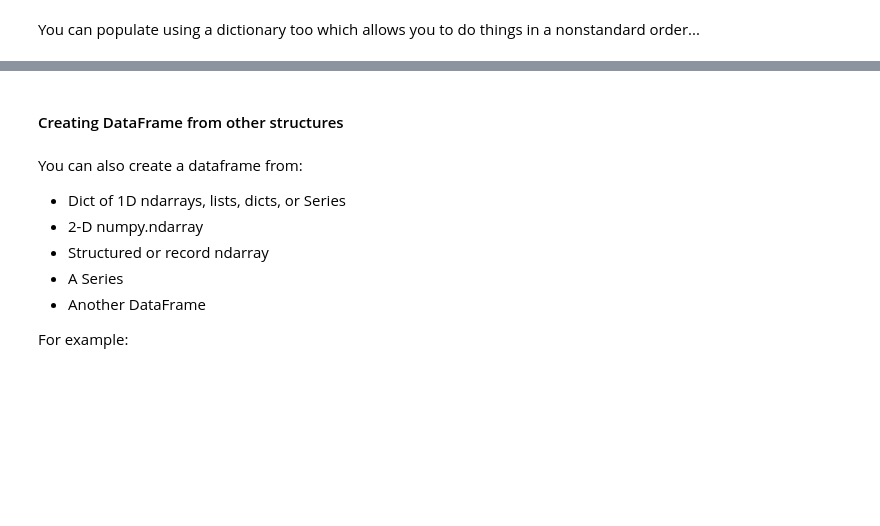
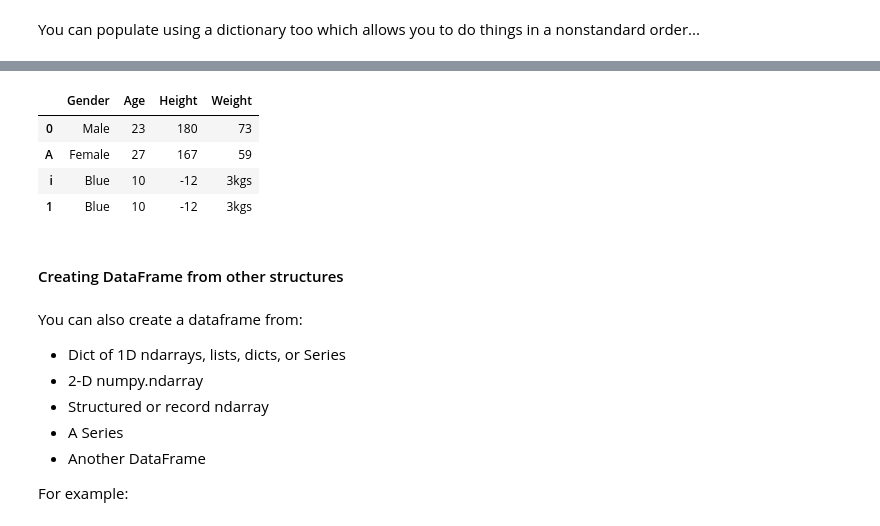
Before and after one commit to LewisLauYang/IAML2018, a Jupyter notebook: Labs/00 - Introduction.ipynb, the cells around one changed output, grey strips where cells are left out. Drawn from its saved outputs; the diff is of its cells as text; code cells hidden in the pictures; blank space fills up the shorter version.

```diff
--- a/Labs/00 - Introduction.ipynb
+++ b/Labs/00 - Introduction.ipynb
@@ -570,3 +754,12 @@ df
+# %%
+df.loc[1] = dict(Weight='3kgs', Age=10, Gender='Blue', Height=-12)
+df
+# %% [output]
+|  | Gender | Age | Height | Weight |
+| 0 | Male | 23 | 180 | 73 |
+| A | Female | 27 | 167 | 59 |
+| i | Blue | 10 | -12 | 3kgs |
+| 1 | Blue | 10 | -12 | 3kgs |
 # %% [markdown]
 #### Creating DataFrame from other structures
 # %% [markdown]
```
Also changed, not shown: parts of 86 cells of this notebook.
